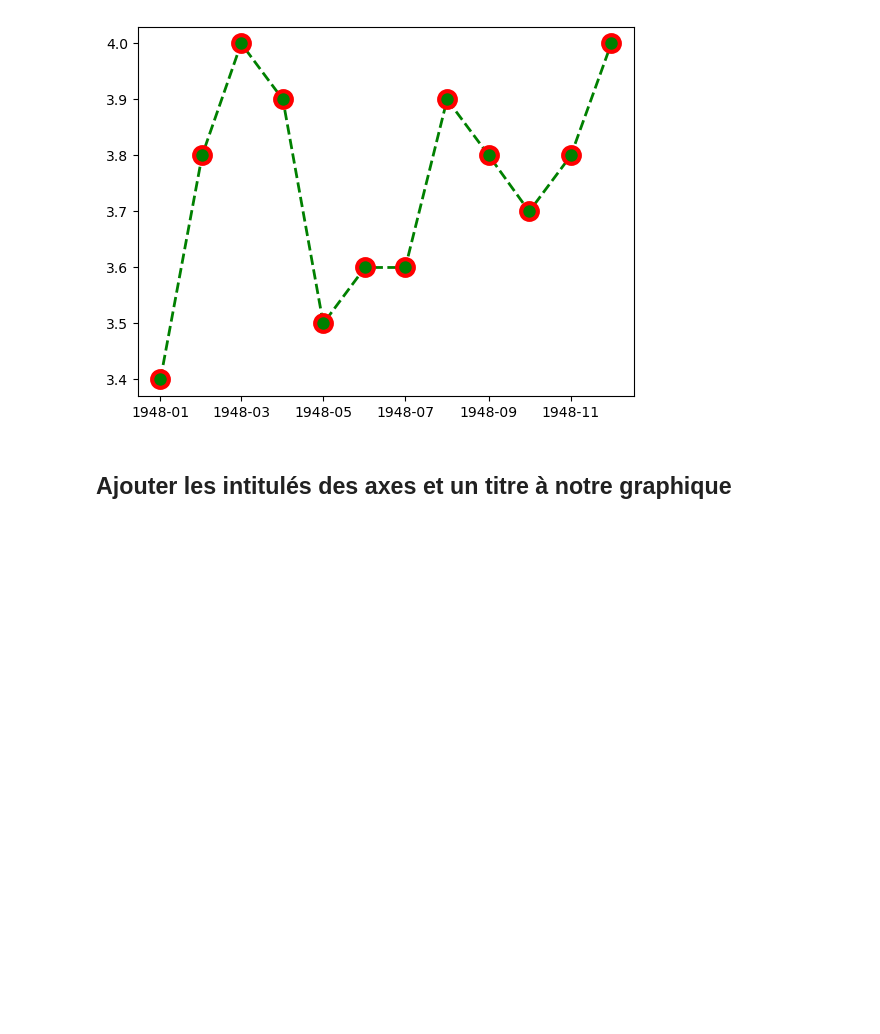
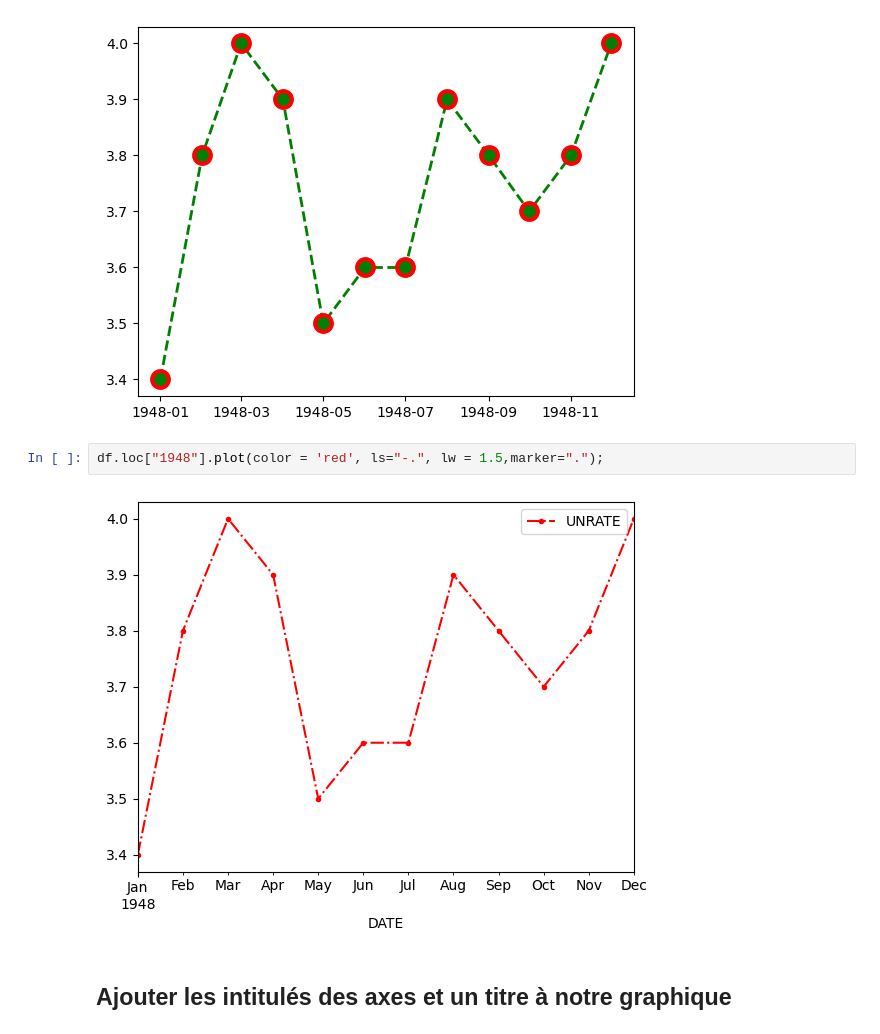
Before and after one commit to louiskuhn/IA-P3-Euskadi, a Jupyter notebook: Ressources/Python/2. Visualisation graphique/1. VisualisationGraphique_courbes.ipynb, the cells around one changed output. Cells and saved outputs as stored; diff of their text form; blank space fills up the shorter version.

```diff
--- a/Ressources/Python/2. Visualisation graphique/1. VisualisationGraphique_courbes.ipynb
+++ b/Ressources/Python/2. Visualisation graphique/1. VisualisationGraphique_courbes.ipynb
@@ -172,6 +172,10 @@ plt.plot(first_year['DATE'], first_year['UNRATE'],
 plt.show()
 # %% [output]
 [figure]
+# %%
+df.loc["1948"].plot(color = 'red', ls="-.", lw = 1.5,marker=".");
+# %% [output]
+[figure, added]
 # %% [markdown]
 ## Ajouter les intitulés des axes et un titre à notre graphique
 # %% [markdown]
```
Also changed, not shown: parts of 4 cells of this notebook.
